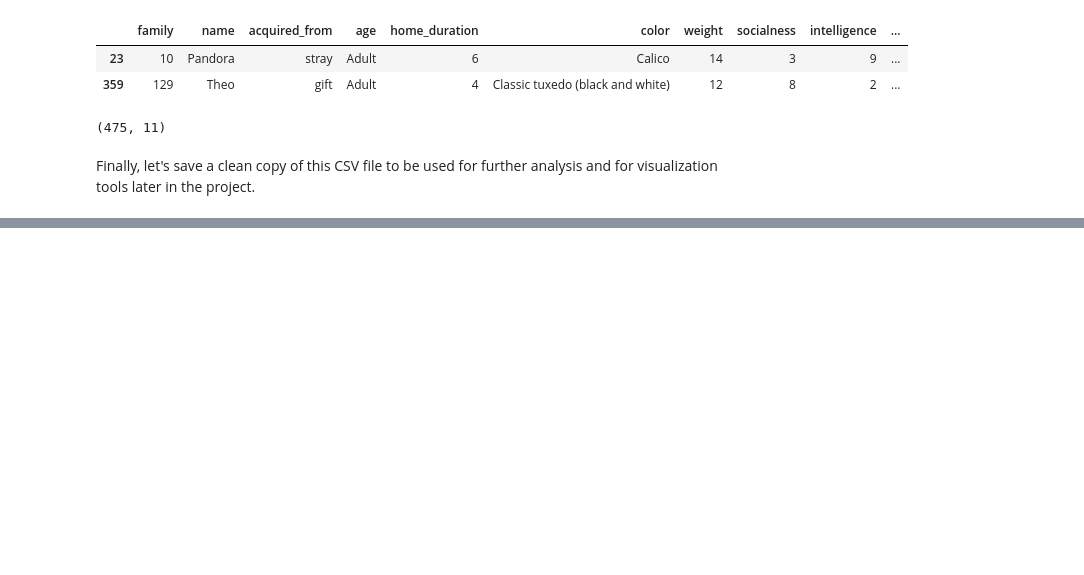
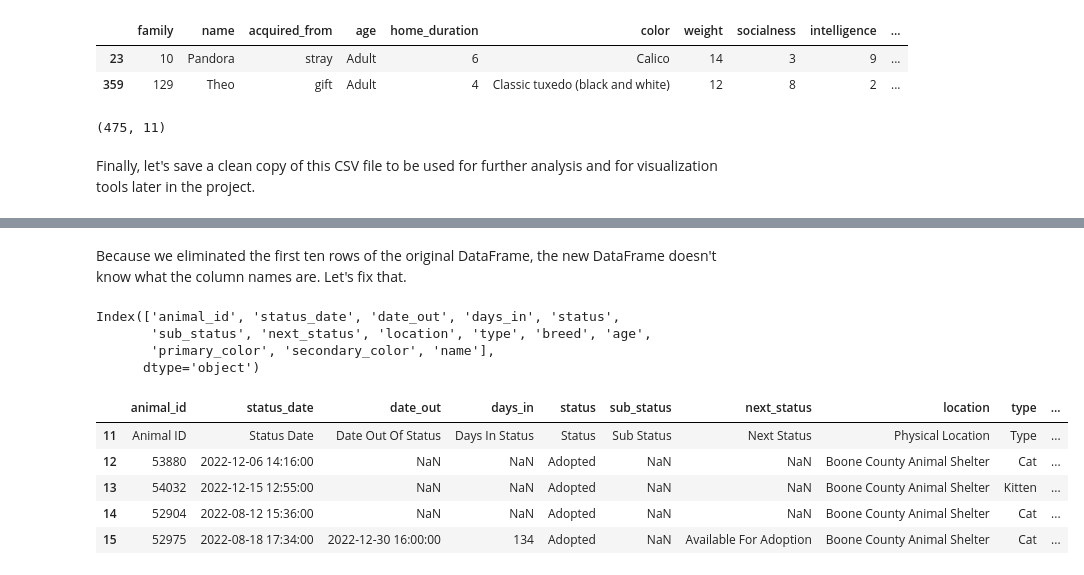
Before and after one commit to BlueKYGirl/purrfect_purrsonalities, a Jupyter notebook: purrfect_purrsonalities.ipynb, the cells around one changed output, grey strips where cells are left out. Saved outputs shown, nothing was run; the diff lists cells and outputs as text; code cells hidden in the pictures; blank space fills up the shorter version.

```diff
--- a/purrfect_purrsonalities.ipynb
+++ b/purrfect_purrsonalities.ipynb
@@ -267,0 +339,3 @@ survey_df.to_csv('clean_survey_data.csv')
+# %%
+bcacc_df3 = bcacc_df2.drop(bcacc_df2.columns[[5, 7]], axis=1)
+bcacc_df3.head()
@@ -267,0 +349,23 @@ survey_df.to_csv('clean_survey_data.csv')
+# %% [markdown]
+Because we eliminated the first ten rows of the original DataFrame, the new DataFrame doesn't know what the column names are. Let's fix that.
+# %%
+bcacc_df3.rename(columns={bcacc_df3.columns[0]: 'animal_id', bcacc_df3.columns[1]: 'status_date', bcacc_df3.columns[2]: 'date_out',
+                   bcacc_df3.columns[3]: 'days_in', bcacc_df3.columns[4]: 'status', bcacc_df3.columns[5]: 'sub_status',
+                    bcacc_df3.columns[6]: 'next_status', bcacc_df3.columns[7]: 'location', bcacc_df3.columns[8]: 'type',
+                     bcacc_df3.columns[9]: 'breed', bcacc_df3.columns[10]: 'age', bcacc_df3.columns[11]: 'primary_color',
+                      bcacc_df3.columns[12]: 'secondary_color', bcacc_df3.columns[13]: 'name'}, inplace=True)
+print(bcacc_df3.columns)
+# %% [output]
+Index(['animal_id', 'status_date', 'date_out', 'days_in', 'status',
+       'sub_status', 'next_status', 'location', 'type', 'breed', 'age',
+       'primary_color', 'secondary_color', 'name'],
+      dtype='object')
+# %%
+bcacc_df3.head()
+# %% [output]
+|  | animal_id | status_date | date_out | days_in | status | sub_status | next_status | location | type | ... |
+| 11 | Animal ID | Status Date | Date Out Of Status | Days In Status | Status | Sub Status | Next Status | Physical Location | Type | ... |
+| 12 | 53880 | 2022-12-06 14:16:00 | NaN | NaN | Adopted | NaN | NaN | Boone County Animal Shelter | Cat | ... |
+| 13 | 54032 | 2022-12-15 12:55:00 | NaN | NaN | Adopted | NaN | NaN | Boone County Animal Shelter | Kitten | ... |
+| 14 | 52904 | 2022-08-12 15:36:00 | NaN | NaN | Adopted | NaN | NaN | Boone County Animal Shelter | Cat | ... |
+| 15 | 52975 | 2022-08-18 17:34:00 | 2022-12-30 16:00:00 | 134 | Adopted | NaN | Available For Adoption | Boone County Animal Shelter | Cat | ... |
```
Also changed, not shown: parts of 33 cells of this notebook, 1 other file.
